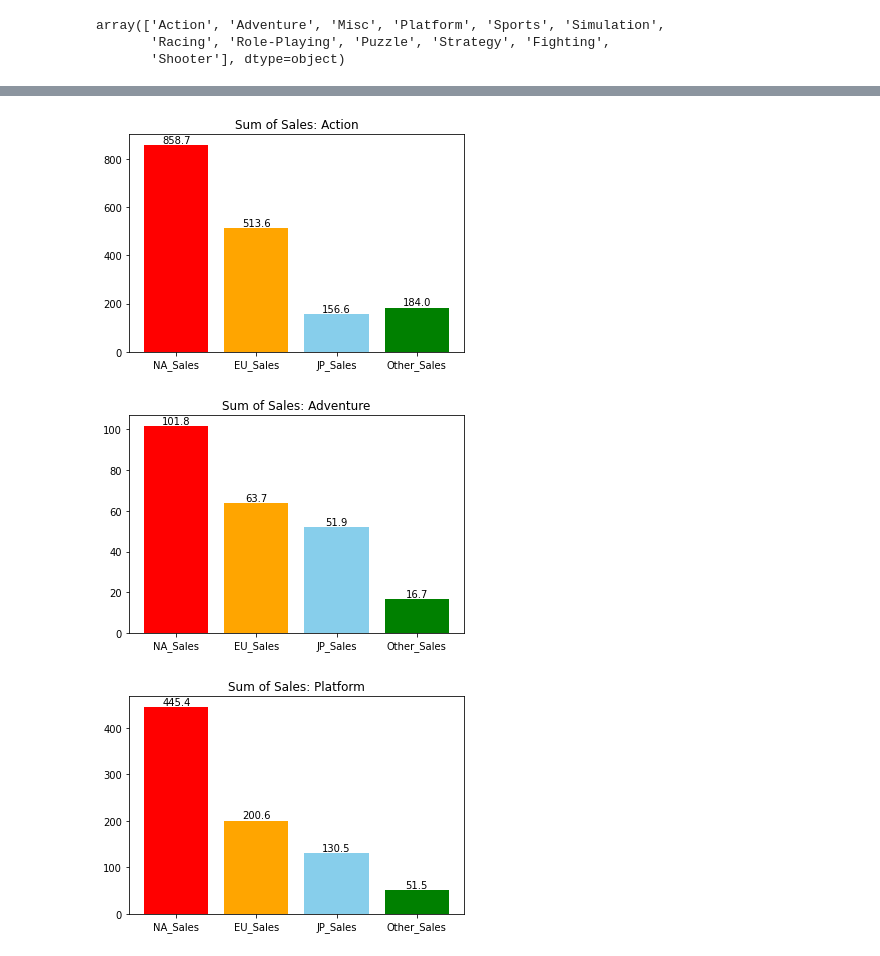
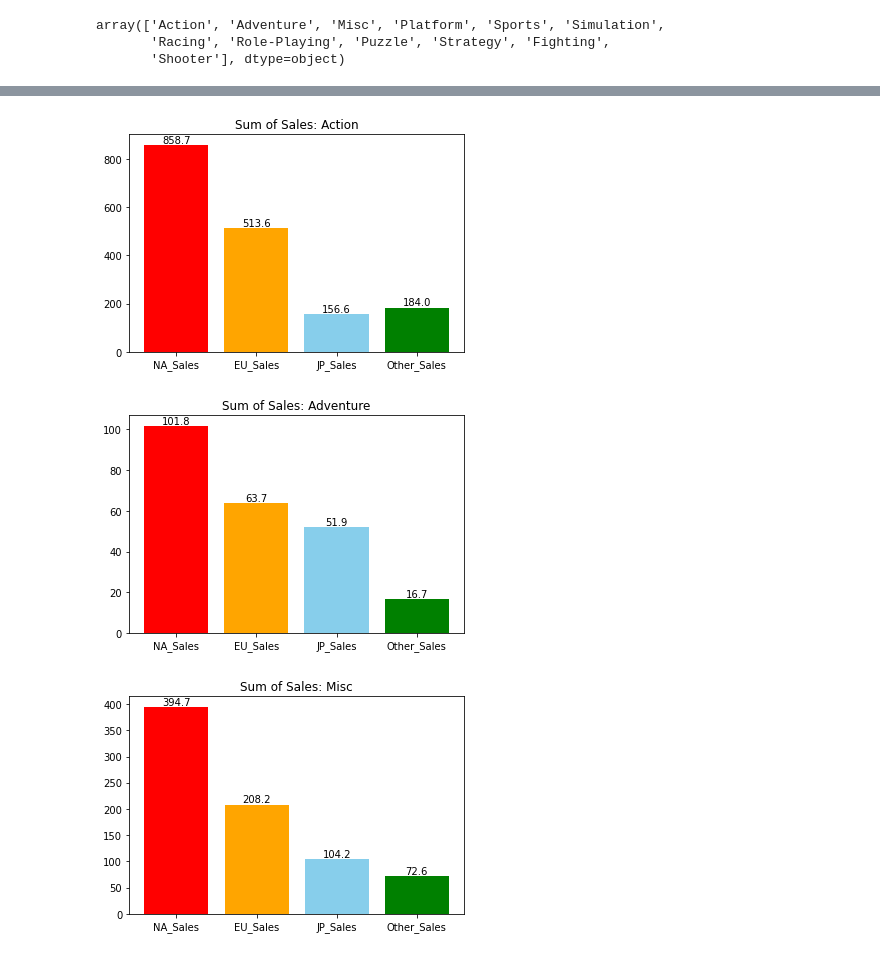
Before and after one commit to hoonputer/Section1_Project, a Jupyter notebook: Untitled6.ipynb, the cells around one changed output, grey strips where cells are left out. Drawn from its saved outputs; the diff is of its cells as text; code cells hidden in the pictures.

```diff
--- a/Untitled6.ipynb
+++ b/Untitled6.ipynb
@@ -274 +283,15 @@ puzzle_OT = genre_puzzle['Other_Sales'].sum()
+# %%
+genre_fighting = df_copy[df_copy['Genre']=='Fighting']
+# %%
+fighting_NA = genre_fighting['NA_Sales'].sum()
+fighting_EU = genre_fighting['EU_Sales'].sum()
+fighting_JP = genre_fighting['JP_Sales'].sum()
+fighting_OT = genre_fighting['Other_Sales'].sum()
+# %%
+genre_shooter = df_copy[df_copy['Genre']=='Shooter']
+# %%
+shooter_NA = genre_shooter['NA_Sales'].sum()
+shooter_EU = genre_shooter['EU_Sales'].sum()
+shooter_JP = genre_shooter['JP_Sales'].sum()
+shooter_OT = genre_shooter['Other_Sales'].sum()
 # %% [markdown]
@@ -298,6 +321,22 @@ sales = ['NA_Sales', 'EU_Sales', 'JP_Sales', 'Other_Sales']
 values = [adventure_NA, adventure_EU, adventure_JP, adventure_OT]
 
 plt.title('Sum of Sales: Adventure')
+bar = plt.bar(x, values, color = ['red', 'orange', 'skyblue', 'green'])
+plt.xticks(x, sales)
+
+for rect in bar:
+    height = rect.get_height()
+    plt.text(rect.get_x() + rect.get_width()/2.0, height, '%.1f' % height, ha='center', va='bottom', size = 10)
+
+plt.show()
+
+
+# Misc Genre 시각화 데이터
+x = np.arange(4)
+sales = ['NA_Sales', 'EU_Sales', 'JP_Sales', 'Other_Sales']
+values = [misc_NA, misc_EU, misc_JP, misc_OT]
+
+plt.title('Sum of Sales: Misc')
 bar = plt.bar(x, values, color = ['red', 'orange', 'skyblue', 'green'])
 plt.xticks(x, sales)
 
@@ -378,31 +417,79 @@ sales = ['NA_Sales', 'EU_Sales', 'JP_Sales', 'Other_Sales']
 values = [role_playing_NA, role_playing_EU, role_playing_JP, role_playing_OT]
 
 plt.title('Sum of Sales: Role-Playing')
 bar = plt.bar(x, values, color = ['red', 'orange', 'skyblue', 'green'])
 plt.xticks(x, sales)
 
 for rect in bar:
     height = rect.get_height()
     plt.text(rect.get_x() + rect.get_width()/2.0, height, '%.1f' % height, ha='center', va='bottom', size = 10)
 
 plt.show()
 
 
 # Puzzle Genre 시각화 데이터
 x = np.arange(4)
 sales = ['NA_Sales', 'EU_Sales', 'JP_Sales', 'Other_Sales']
 values = [puzzle_NA, puzzle_EU, puzzle_JP, puzzle_OT]
 
 plt.title('Sum of Sales: Puzzle')
 bar = plt.bar(x, values, color = ['red', 'orange', 'skyblue', 'green'])
 plt.xticks(x, sales)
 
 for rect in bar:
     height = rect.get_height()
     plt.text(rect.get_x() + rect.get_width()/2.0, height, '%.1f' % height, ha='center', va='bottom', size = 10)
 
 plt.show()
+
+
+# Strategy Genre 시각화 데이터
+x = np.arange(4)
+sales = ['NA_Sales', 'EU_Sales', 'JP_Sales', 'Other_Sales']
+values = [strategy_NA, strategy_EU, strategy_JP, strategy_OT]
+
+plt.title('Sum of Sales: Strategy')
+bar = plt.bar(x, values, color = ['red', 'orange', 'skyblue', 'green'])
+plt.xticks(x, sales)
+
+for rect in bar:
+    height = rect.get_height()
+    plt.text(rect.get_x() + rect.get_width()/2.0, height, '%.1f' % height, ha='center', va='bottom', size = 10)
+
+plt.show()
+
+
+# Fighting Genre 시각화 데이터
+x = np.arange(4)
+sales = ['NA_Sales', 'EU_Sales', 'JP_Sales', 'Other_Sales']
+values = [fighting_NA, fighting_EU, fighting_JP, fighting_OT]
+
+plt.title('Sum of Sales: Fighting')
+bar = plt.bar(x, values, color = ['red', 'orange', 'skyblue', 'green'])
+plt.xticks(x, sales)
+
+for rect in bar:
+    height = rect.get_height()
+    plt.text(rect.get_x() + rect.get_width()/2.0, height, '%.1f' % height, ha='center', va='bottom', size = 10)
+
+plt.show()
+
+
+# Shooter Genre 시각화 데이터
+x = np.arange(4)
+sales = ['NA_Sales', 'EU_Sales', 'JP_Sales', 'Other_Sales']
+values = [shooter_NA, shooter_EU, shooter_JP, shooter_OT]
+
+plt.title('Sum of Sales: Shooter')
+bar = plt.bar(x, values, color = ['red', 'orange', 'skyblue', 'green'])
+plt.xticks(x, sales)
+
+for rect in bar:
+    height = rect.get_height()
+    plt.text(rect.get_x() + rect.get_width()/2.0, height, '%.1f' % height, ha='center', va='bottom', size = 10)
+
+plt.show()
 # %% [output]
 [figure]
 [figure]
-[figure, old version]
+[figure, new version]
```
Also changed, not shown: parts of 42 cells of this notebook.
